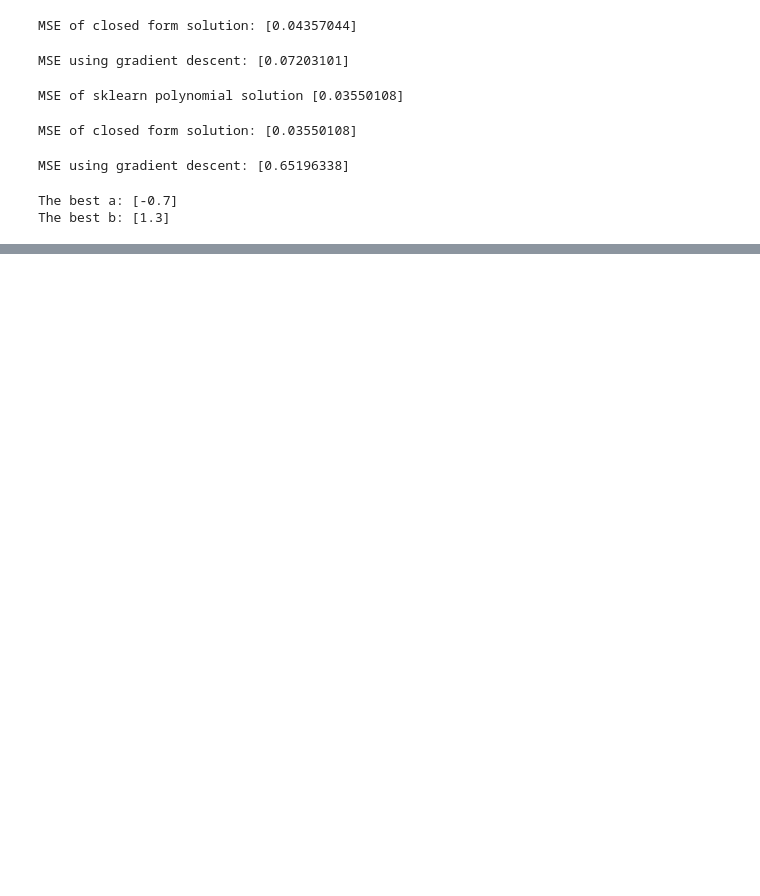
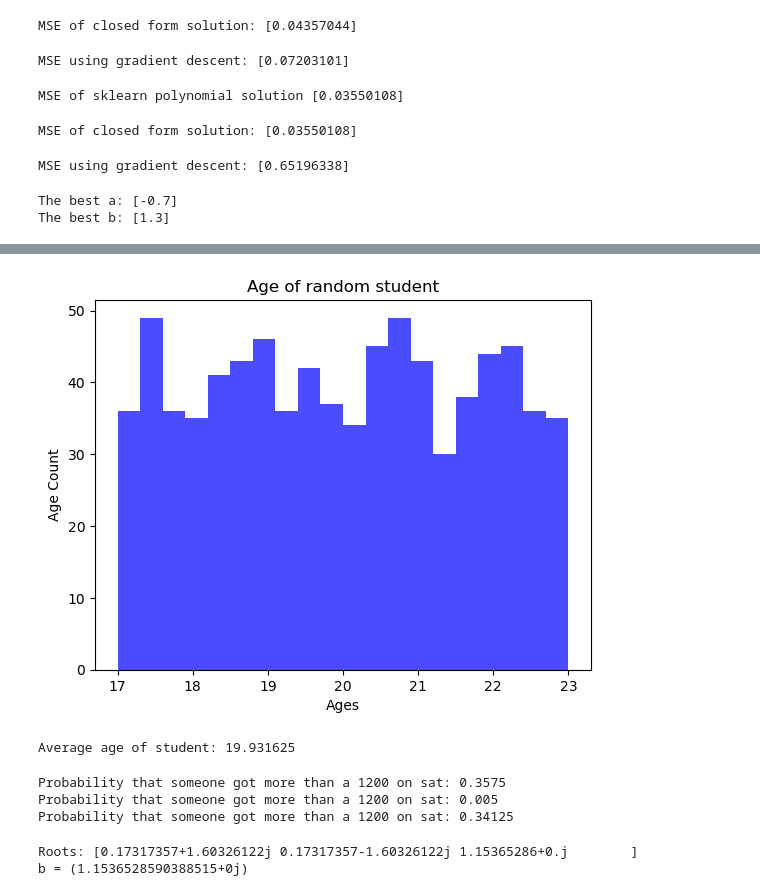
Before and after one commit to kennethaldridge/DS4400-HW, a Jupyter notebook: ds4400_hw3.ipynb, the cells around one changed output, grey strips where cells are left out. Drawn from its saved outputs; the diff is of its cells as text; code cells hidden in the pictures; blank space fills up the shorter version.

```diff
--- a/ds4400_hw3.ipynb
+++ b/ds4400_hw3.ipynb
@@ -129,0 +164,34 @@ The best b: [1.3]
+# %%
+# Ages of students
+n, bins, patches = plt.hist(student_age, 20, facecolor='blue', alpha=0.7)
+
+plt.title('Age of random student')
+plt.xlabel('Ages')
+plt.ylabel('Age Count')
+
+plt.show()
+
+print(f'Average age of student: {np.average(student_age)}')
+# %% [output]
+[figure, added]
+Average age of student: 19.931625
+# %%
+# Probabilities
+print(f'Probability that someone got more than a 1200 on sat: {len(sat[sat>1200])/len(sat)}')
+print(f'Probability that someone got more than a 1200 on sat: {len(lunch_wait_time[lunch_wait_time>5])/len(lunch_wait_time)}')
+print(f'Probability that someone got more than a 1200 on sat: {len(student_age[student_age<19])/len(student_age)}')
+# %% [output]
+Probability that someone got more than a 1200 on sat: 0.3575
+Probability that someone got more than a 1200 on sat: 0.005
+Probability that someone got more than a 1200 on sat: 0.34125
+# %%
+# Question 7
+def solved_integral(x):
+    (1/3)*x**3 - (1/2)*x**2 + x
+
+roots = np.roots([1/3, -1/2, 1, -1])
+print(f'Roots: {roots}')
+print(f'b = {roots[-1]}')  # Other roots are complex, 1.5365 is only real number
+# %% [output]
+Roots: [0.17317357+1.60326122j 0.17317357-1.60326122j 1.15365286+0.j        ]
+b = (1.1536528590388515+0j)
```
Also changed, not shown: parts of 4 cells of this notebook.
